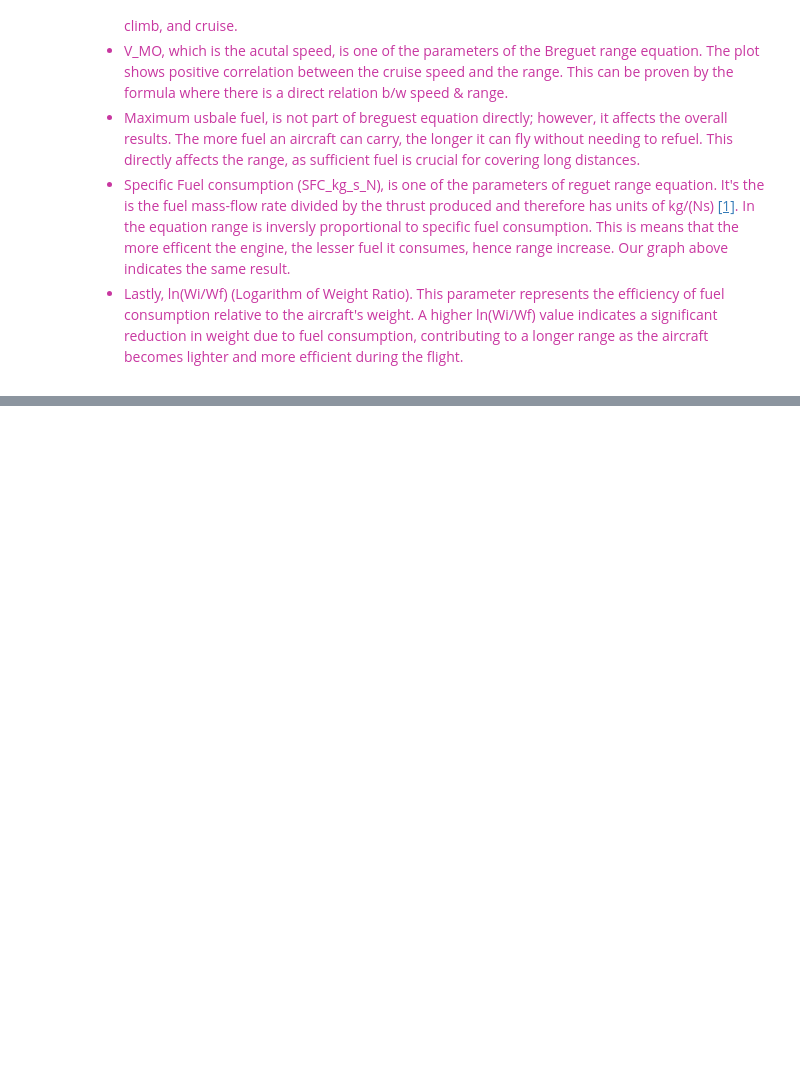
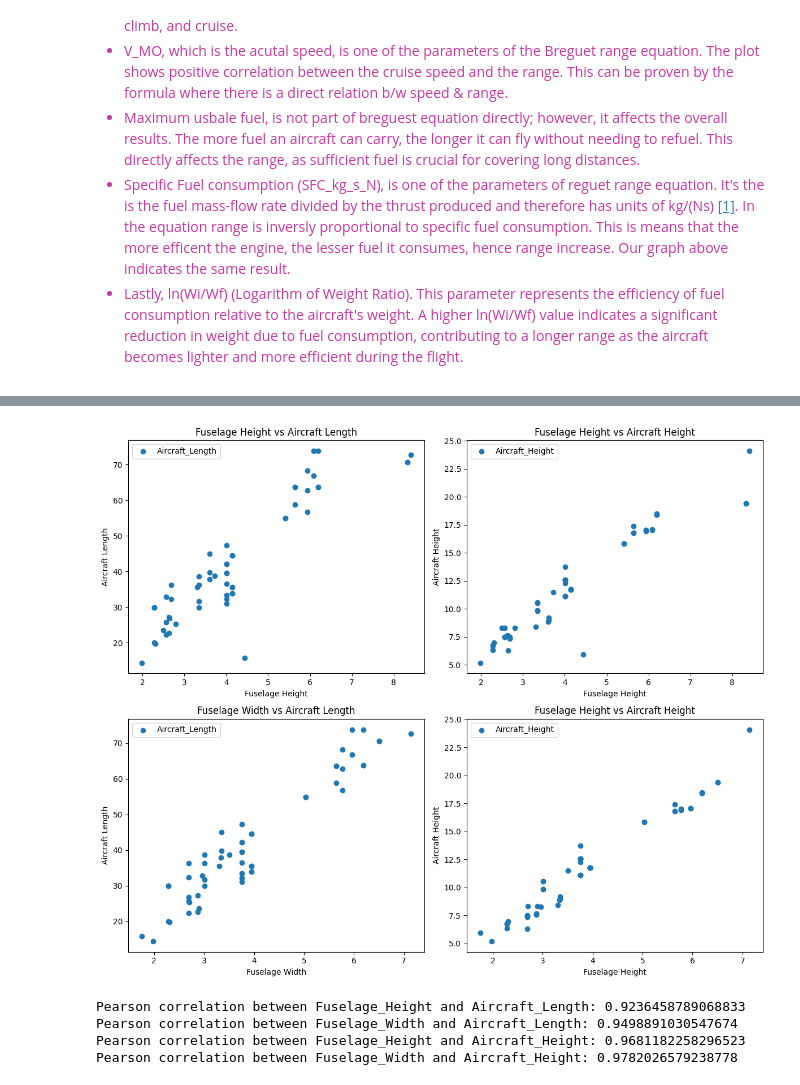
Before and after one commit to stahir01/Master-Thesis, a Jupyter notebook: Master_Thesis_Datasets_NewVersion.ipynb, the cells around one changed output, grey strips where cells are left out. Drawn from its saved outputs; the diff is of its cells as text; code cells hidden in the pictures; blank space fills up the shorter version.

Commit message:
Added Brguet Endurance Equation, fuselague correlation with aircraft length & height

```diff
--- a/Master_Thesis_Datasets_NewVersion.ipynb
+++ b/Master_Thesis_Datasets_NewVersion.ipynb
@@ -2391,0 +2414,4 @@ plt.show()
+# %%
+##Fuselage
+fuselage_eval = parameters_merged[['Fuselage_Height', 'Fuselage_Width', 'Aircraft_Length', 'Aircraft_Height', 'Max_Take_Off_m_MTO','Max_Range_R_PLMR', 'Max_Payload_m_MPL', 'Payload_at_Max_Range_m_PLMR']]
+fuselage_eval
@@ -2391,0 +2450,64 @@ plt.show()
+# %%
+param = ['Fuselage_Height', 'Fuselage_Width', 'Aircraft_Length', 'Aircraft_Height']
+
+#Visualize the relationship b/w the variables
+
+plt.figure(figsize=(12, 10))
+
+plt.subplot(2, 2, 1)
+plt.scatter(data=fuselage_eval, x='Fuselage_Height', y='Aircraft_Length')
+plt.title("Fuselage Height vs Aircraft Length")
+plt.xlabel("Fuselage Height")
+plt.ylabel("Aircraft Length")
+plt.legend()
+
+plt.subplot(2, 2, 2)
+plt.scatter(data=fuselage_eval, x='Fuselage_Height', y='Aircraft_Height')
+plt.title("Fuselage Height vs Aircraft Height")
+plt.xlabel("Fuselage Height")
+plt.ylabel("Aircraft Height")
+plt.legend()
+
+
+plt.subplot(2, 2, 3)
+plt.scatter(data=fuselage_eval, x='Fuselage_Width', y='Aircraft_Length')
+plt.title("Fuselage Width vs Aircraft Length")
+plt.xlabel("Fuselage Width")
+plt.ylabel("Aircraft Length")
+plt.legend()
+
+
+
+plt.subplot(2, 2, 4)
+plt.scatter(data=fuselage_eval, x='Fuselage_Width', y='Aircraft_Height')
+plt.title("Fuselage Height vs Aircraft Height")
+plt.xlabel("Fuselage Height")
+plt.ylabel("Aircraft Height")
+plt.legend()
+
+
+
+plt.tight_layout()
+plt.show()
+
+
+
+##Check the corrleation between the fuselage parameters & Aircraft length and Aircraft height parameters
+
+fuselage_correl_data_cleaned = fuselage_eval.dropna()
+pairs = [
+    ('Fuselage_Height', 'Aircraft_Length'),
+    ('Fuselage_Width', 'Aircraft_Length'),
+    ('Fuselage_Height', 'Aircraft_Height'),
+    ('Fuselage_Width', 'Aircraft_Height')
+]
+
+for x, y in pairs:
+    corr, _ = stats.pearsonr(fuselage_correl_data_cleaned[x], fuselage_correl_data_cleaned[y])
+    print(f'Pearson correlation between {x} and {y}: {corr}')
+# %% [output]
+[figure, added]
+Pearson correlation between Fuselage_Height and Aircraft_Length: 0.9236458789068833
+Pearson correlation between Fuselage_Width and Aircraft_Length: 0.9498891030547674
+Pearson correlation between Fuselage_Height and Aircraft_Height: 0.9681182258296523
+Pearson correlation between Fuselage_Width and Aircraft_Height: 0.9782026579238778
```
Also changed, not shown: parts of 9 cells of this notebook, 2 other files.
